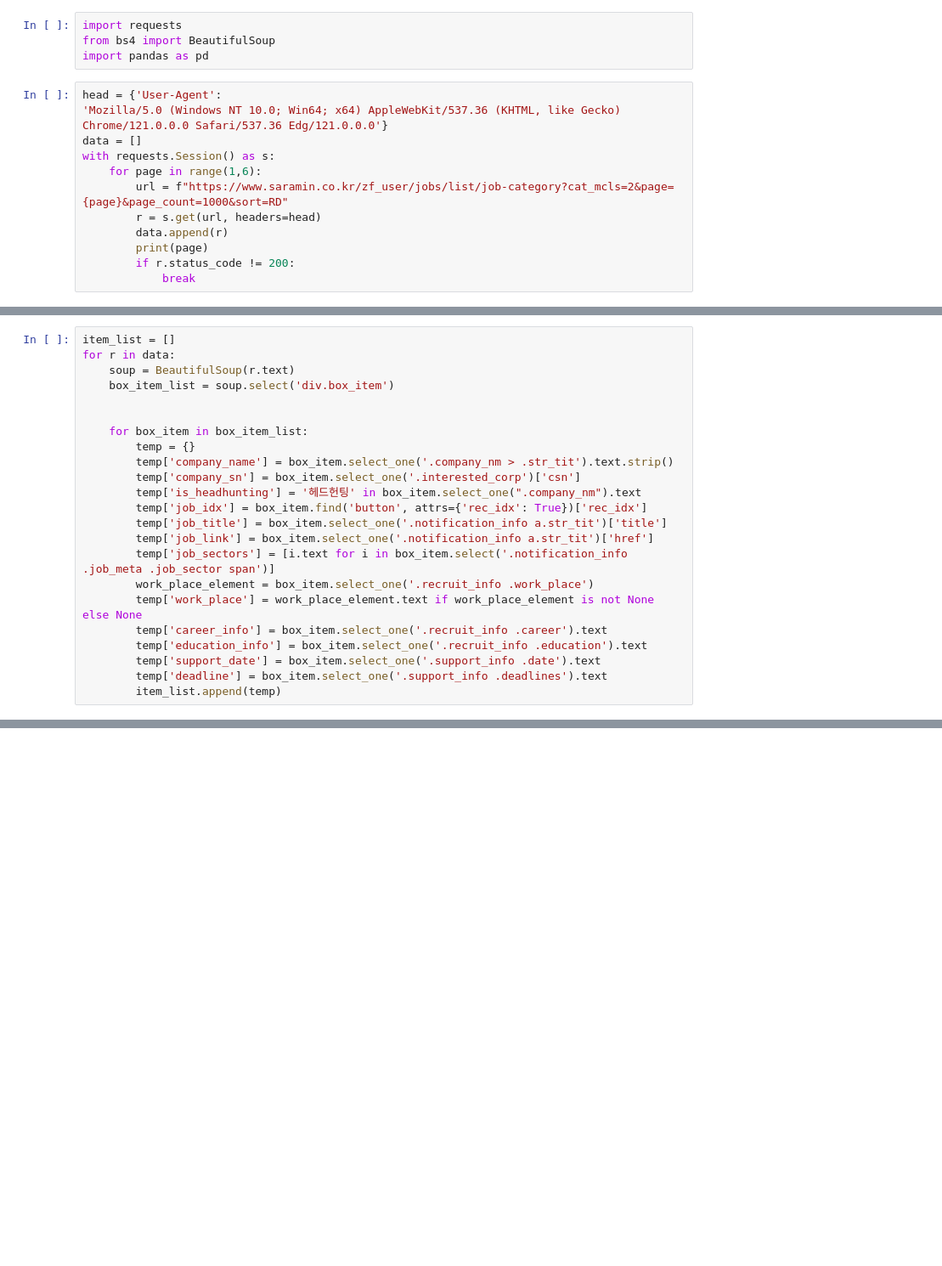
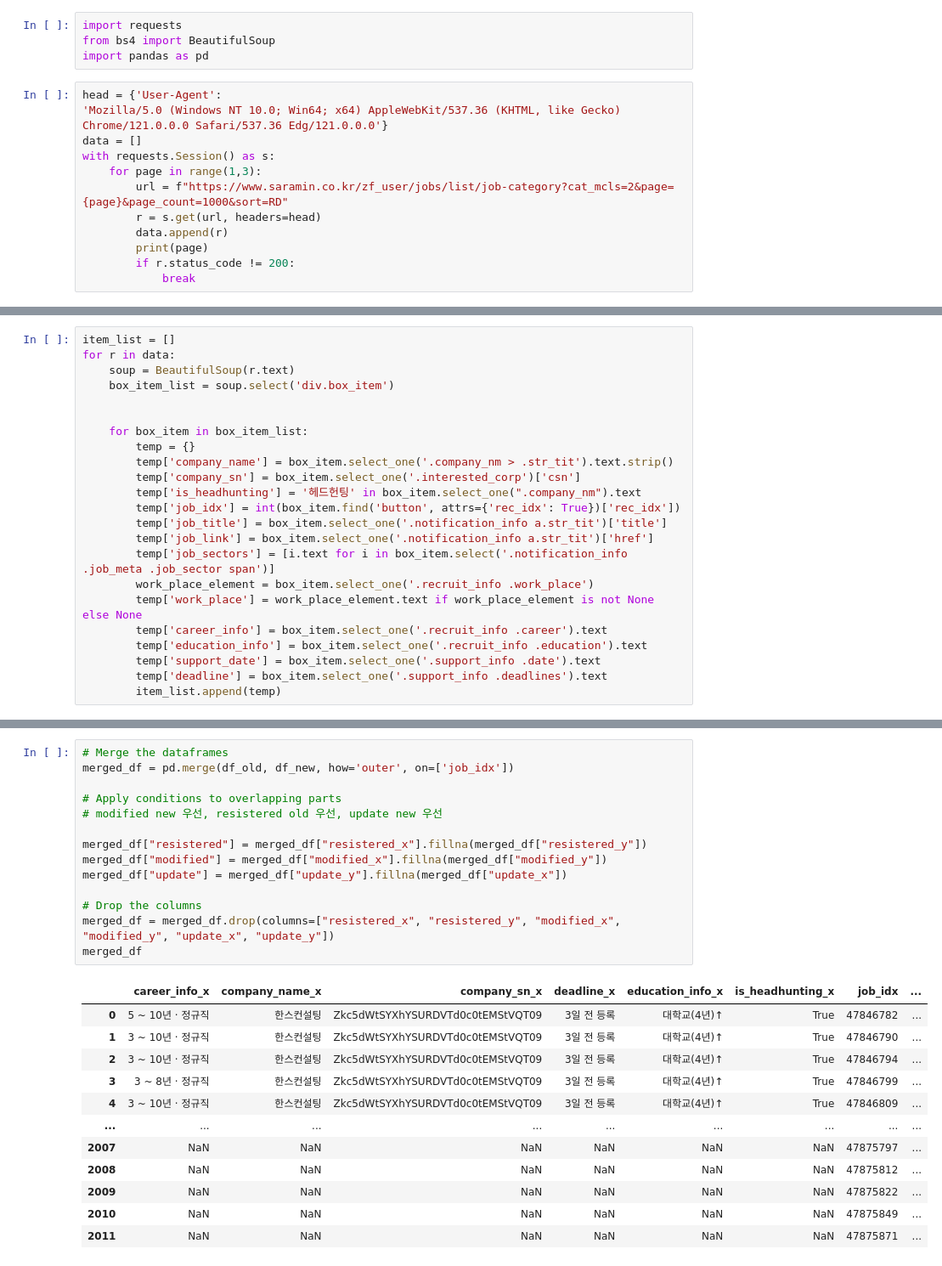
Before and after one commit to soljeong/recruit-scraper, a Jupyter notebook: scrape_rec.ipynb, the cells around one changed output, grey strips where cells are left out. Shown at 85% size. Saved outputs shown, nothing was run; the diff lists cells and outputs as text; blank space fills up the shorter version.

```diff
--- a/scrape_rec.ipynb
+++ b/scrape_rec.ipynb
@@ -9,7 +9,7 @@ head = {'User-Agent':
 'Mozilla/5.0 (Windows NT 10.0; Win64; x64) AppleWebKit/537.36 (KHTML, like Gecko) Chrome/121.0.0.0 Safari/537.36 Edg/121.0.0.0'}
 data = []
 with requests.Session() as s:
-    for page in range(1,6):
+    for page in range(1,3):
         url = f"https://www.saramin.co.kr/zf_user/jobs/list/job-category?cat_mcls=2&page={page}&page_count=1000&sort=RD"
         r = s.get(url, headers=head)
         data.append(r)
@@ -28,7 +31,7 @@ for r in data:
         temp['company_name'] = box_item.select_one('.company_nm > .str_tit').text.strip()
         temp['company_sn'] = box_item.select_one('.interested_corp')['csn']
         temp['is_headhunting'] = '헤드헌팅' in box_item.select_one(".company_nm").text
-        temp['job_idx'] = box_item.find('button', attrs={'rec_idx': True})['rec_idx']
+        temp['job_idx'] = int(box_item.find('button', attrs={'rec_idx': True})['rec_idx'])
         temp['job_title'] = box_item.select_one('.notification_info a.str_tit')['title']
         temp['job_link'] = box_item.select_one('.notification_info a.str_tit')['href']
         temp['job_sectors'] = [i.text for i in box_item.select('.notification_info .job_meta .job_sector span')]
@@ -94,0 +149,27 @@ df.explode('job_sectors').groupby('job_sectors').get_group('크롤링')
+# %%
+# Merge the dataframes
+merged_df = pd.merge(df_old, df_new, how='outer', on=['job_idx'])
+
+# Apply conditions to overlapping parts
+# modified new 우선, resistered old 우선, update new 우선
+
+merged_df["resistered"] = merged_df["resistered_x"].fillna(merged_df["resistered_y"])
+merged_df["modified"] = merged_df["modified_x"].fillna(merged_df["modified_y"])
+merged_df["update"] = merged_df["update_y"].fillna(merged_df["update_x"])
+
+# Drop the columns
+merged_df = merged_df.drop(columns=["resistered_x", "resistered_y", "modified_x", "modified_y", "update_x", "update_y"])
+merged_df
+# %% [output]
+|  | career_info_x | company_name_x | company_sn_x | deadline_x | education_info_x | is_headhunting_x | job_idx | ... |
+| 0 | 5 ~ 10년 · 정규직 | 한스컨설팅 | Zkc5dWtSYXhYSURDVTd0c0tEMStVQT09 | 3일 전 등록 | 대학교(4년)↑ | True | 47846782 | ... |
+| 1 | 3 ~ 10년 · 정규직 | 한스컨설팅 | Zkc5dWtSYXhYSURDVTd0c0tEMStVQT09 | 3일 전 등록 | 대학교(4년)↑ | True | 47846790 | ... |
+| 2 | 3 ~ 10년 · 정규직 | 한스컨설팅 | Zkc5dWtSYXhYSURDVTd0c0tEMStVQT09 | 3일 전 등록 | 대학교(4년)↑ | True | 47846794 | ... |
+| 3 | 3 ~ 8년 · 정규직 | 한스컨설팅 | Zkc5dWtSYXhYSURDVTd0c0tEMStVQT09 | 3일 전 등록 | 대학교(4년)↑ | True | 47846799 | ... |
+| 4 | 3 ~ 10년 · 정규직 | 한스컨설팅 | Zkc5dWtSYXhYSURDVTd0c0tEMStVQT09 | 3일 전 등록 | 대학교(4년)↑ | True | 47846809 | ... |
+| ... | ... | ... | ... | ... | ... | ... | ... | ... |
+| 2007 | NaN | NaN | NaN | NaN | NaN | NaN | 47875797 | ... |
+| 2008 | NaN | NaN | NaN | NaN | NaN | NaN | 47875812 | ... |
+| 2009 | NaN | NaN | NaN | NaN | NaN | NaN | 47875822 | ... |
+| 2010 | NaN | NaN | NaN | NaN | NaN | NaN | 47875849 | ... |
+| 2011 | NaN | NaN | NaN | NaN | NaN | NaN | 47875871 | ... |
```
Also changed, not shown: parts of 26 cells of this notebook.
